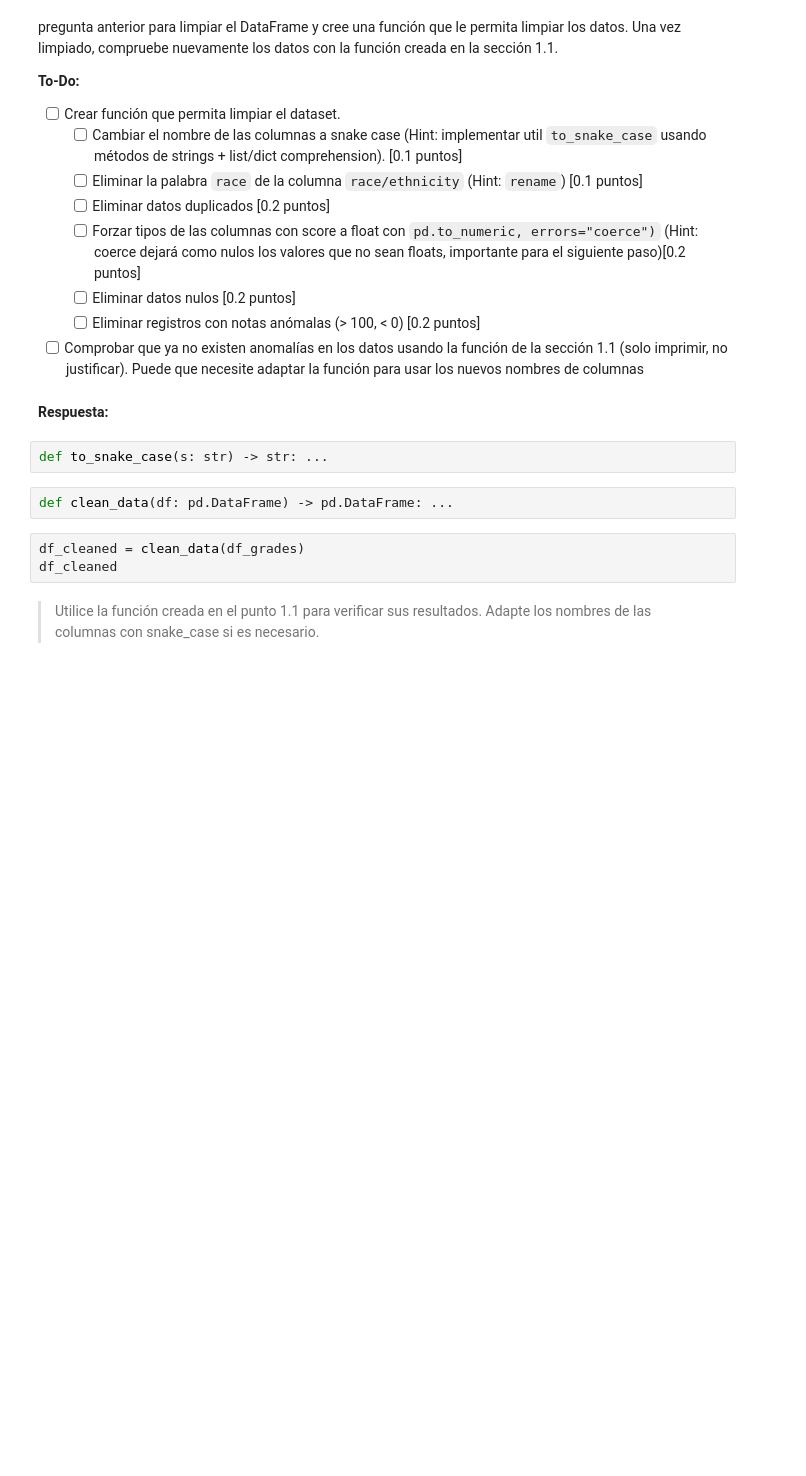
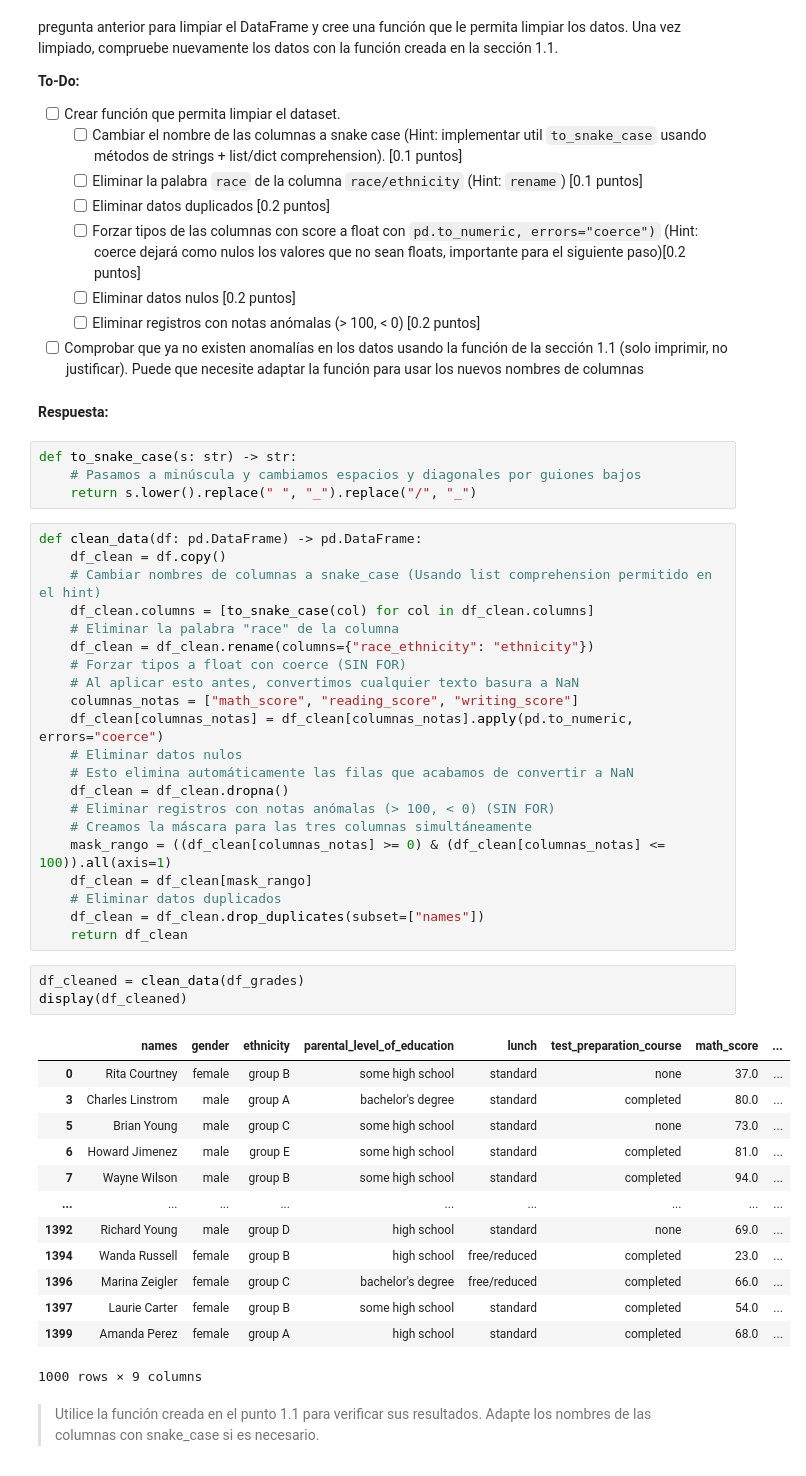
Before and after one commit to matisweet/MDS7202, a Jupyter notebook: labs/lab-3/Lab3_Enunciado.ipynb, the cells around one changed output. Drawn from its saved outputs; the diff is of its cells as text; blank space fills up the shorter version.

```diff
--- a/labs/lab-3/Lab3_Enunciado.ipynb
+++ b/labs/lab-3/Lab3_Enunciado.ipynb
@@ -148,12 +262,47 @@ En base a lo realizado anteriormente, realice una limpieza del dataset. Asuma lo
 - [ ] Comprobar que ya no existen anomalías en los datos usando la función de la sección 1.1 (solo imprimir, no justificar). Puede que necesite adaptar la función para usar los nuevos nombres de columnas
 # %% [markdown]
 **Respuesta:**
-# %%
-def to_snake_case(s: str) -> str: ...
-# %%
-def clean_data(df: pd.DataFrame) -> pd.DataFrame: ...
+# %%
+def to_snake_case(s: str) -> str:
+    # Pasamos a minúscula y cambiamos espacios y diagonales por guiones bajos
+    return s.lower().replace(" ", "_").replace("/", "_")
+# %%
+def clean_data(df: pd.DataFrame) -> pd.DataFrame:
+    df_clean = df.copy()
+    # Cambiar nombres de columnas a snake_case (Usando list comprehension permitido en el hint)
+    df_clean.columns = [to_snake_case(col) for col in df_clean.columns]
+    # Eliminar la palabra "race" de la columna
+    df_clean = df_clean.rename(columns={"race_ethnicity": "ethnicity"})
+    # Forzar tipos a float con coerce (SIN FOR)
+    # Al aplicar esto antes, convertimos cualquier texto basura a NaN
+    columnas_notas = ["math_score", "reading_score", "writing_score"]
+    df_clean[columnas_notas] = df_clean[columnas_notas].apply(pd.to_numeric, errors="coerce")
+    # Eliminar datos nulos
+    # Esto elimina automáticamente las filas que acabamos de convertir a NaN
+    df_clean = df_clean.dropna()
+    # Eliminar registros con notas anómalas (> 100, < 0) (SIN FOR)
+    # Creamos la máscara para las tres columnas simultáneamente
+    mask_rango = ((df_clean[columnas_notas] >= 0) & (df_clean[columnas_notas] <= 100)).all(axis=1)
+    df_clean = df_clean[mask_rango]
+    # Eliminar datos duplicados
+    df_clean = df_clean.drop_duplicates(subset=["names"])
+    return df_clean
 # %%
 df_cleaned = clean_data(df_grades)
-df_cleaned
+display(df_cleaned)
+# %% [output]
+|  | names | gender | ethnicity | parental_level_of_education | lunch | test_preparation_course | math_score | ... |
+| 0 | Rita Courtney | female | group B | some high school | standard | none | 37.0 | ... |
+| 3 | Charles Linstrom | male | group A | bachelor's degree | standard | completed | 80.0 | ... |
+| 5 | Brian Young | male | group C | some high school | standard | none | 73.0 | ... |
+| 6 | Howard Jimenez | male | group E | some high school | standard | completed | 81.0 | ... |
+| 7 | Wayne Wilson | male | group B | some high school | standard | completed | 94.0 | ... |
+| ... | ... | ... | ... | ... | ... | ... | ... | ... |
+| 1392 | Richard Young | male | group D | high school | standard | none | 69.0 | ... |
+| 1394 | Wanda Russell | female | group B | high school | free/reduced | completed | 23.0 | ... |
+| 1396 | Marina Zeigler | female | group C | bachelor's degree | free/reduced | completed | 66.0 | ... |
+| 1397 | Laurie Carter | female | group B | some high school | standard | completed | 54.0 | ... |
+| 1399 | Amanda Perez | female | group A | high school | standard | completed | 68.0 | ... |
+1000 rows × 9 columns
 # %% [markdown]
 > Utilice la función creada en el punto 1.1 para verificar sus resultados. Adapte los nombres de las columnas con snake_case si es necesario.
```
Also changed, not shown: parts of 17 cells of this notebook.
